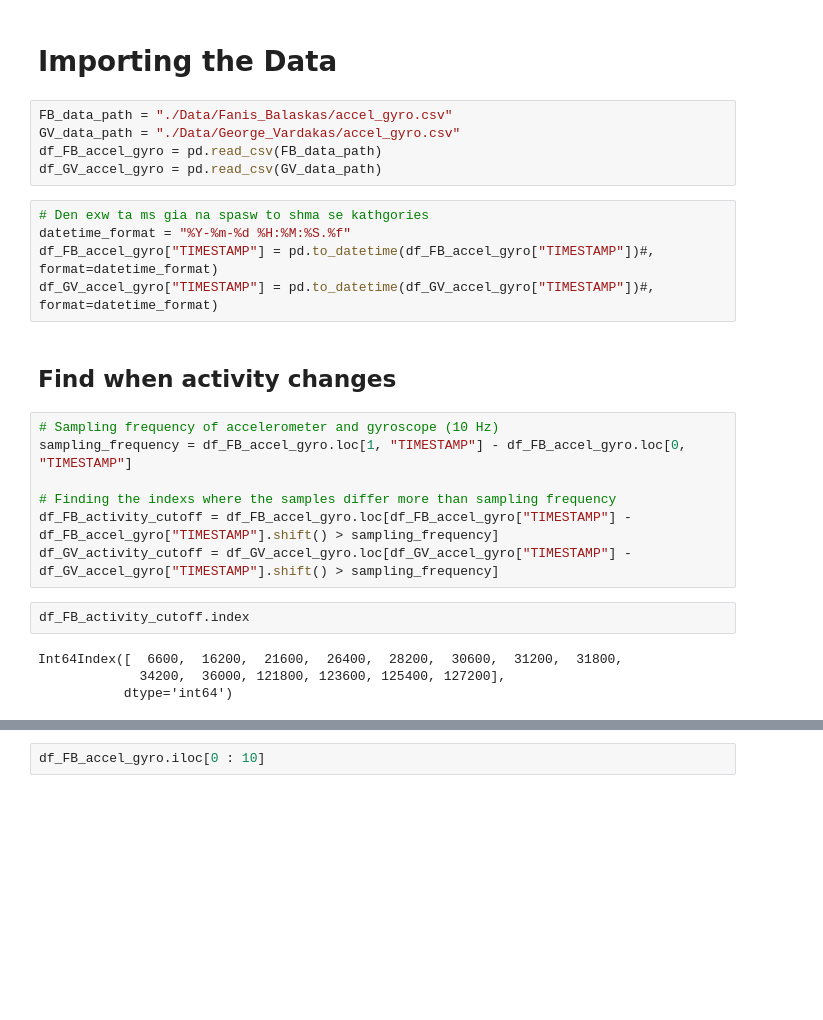
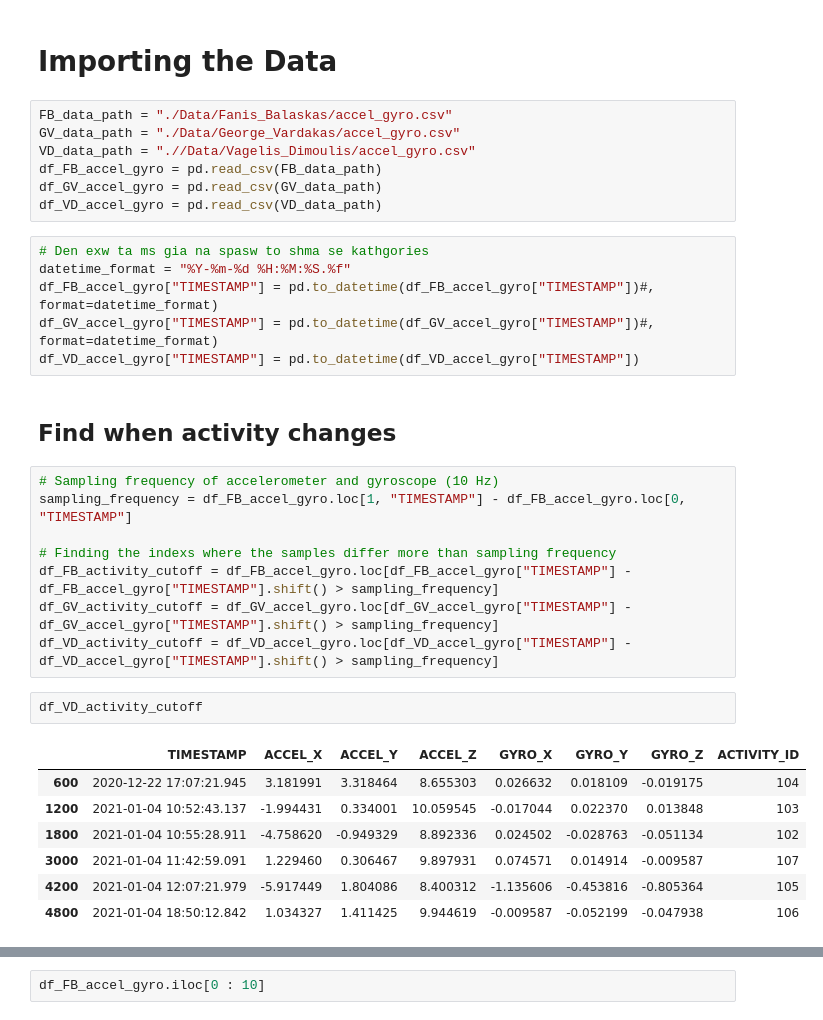
Before and after one commit to giorgosVardakas/Positional-Signal-Processing, a Jupyter notebook: Code with many persons data.ipynb, the cells around one changed output, grey strips where cells are left out. Saved outputs shown, nothing was run; the diff lists cells and outputs as text; blank space fills up the shorter version.

```diff
--- a/Code with many persons data.ipynb
+++ b/Code with many persons data.ipynb
@@ -26,13 +26,16 @@ import itertools
 # %%
 FB_data_path = "./Data/Fanis_Balaskas/accel_gyro.csv"
 GV_data_path = "./Data/George_Vardakas/accel_gyro.csv"
+VD_data_path = ".//Data/Vagelis_Dimoulis/accel_gyro.csv"
 df_FB_accel_gyro = pd.read_csv(FB_data_path)
 df_GV_accel_gyro = pd.read_csv(GV_data_path)
+df_VD_accel_gyro = pd.read_csv(VD_data_path)
 # %%
 # Den exw ta ms gia na spasw to shma se kathgories
 datetime_format = "%Y-%m-%d %H:%M:%S.%f"
 df_FB_accel_gyro["TIMESTAMP"] = pd.to_datetime(df_FB_accel_gyro["TIMESTAMP"])#, format=datetime_format)
 df_GV_accel_gyro["TIMESTAMP"] = pd.to_datetime(df_GV_accel_gyro["TIMESTAMP"])#, format=datetime_format)
+df_VD_accel_gyro["TIMESTAMP"] = pd.to_datetime(df_VD_accel_gyro["TIMESTAMP"])
 # %% [markdown]
 ## Find when activity changes
 # %%
@@ -42,12 +45,17 @@ sampling_frequency = df_FB_accel_gyro.loc[1, "TIMESTAMP"] - df_FB_accel_gyro.loc
 # Finding the indexs where the samples differ more than sampling frequency
 df_FB_activity_cutoff = df_FB_accel_gyro.loc[df_FB_accel_gyro["TIMESTAMP"] - df_FB_accel_gyro["TIMESTAMP"].shift() > sampling_frequency]
 df_GV_activity_cutoff = df_GV_accel_gyro.loc[df_GV_accel_gyro["TIMESTAMP"] - df_GV_accel_gyro["TIMESTAMP"].shift() > sampling_frequency]
+df_VD_activity_cutoff = df_VD_accel_gyro.loc[df_VD_accel_gyro["TIMESTAMP"] - df_VD_accel_gyro["TIMESTAMP"].shift() > sampling_frequency]
-# %%
-df_FB_activity_cutoff.index
-# %% [output]
-Int64Index([  6600,  16200,  21600,  26400,  28200,  30600,  31200,  31800,
-             34200,  36000, 121800, 123600, 125400, 127200],
-           dtype='int64')
+# %%
+df_VD_activity_cutoff
+# %% [output]
+|  | TIMESTAMP | ACCEL_X | ACCEL_Y | ACCEL_Z | GYRO_X | GYRO_Y | GYRO_Z | ACTIVITY_ID |
+| 600 | 2020-12-22 17:07:21.945 | 3.181991 | 3.318464 | 8.655303 | 0.026632 | 0.018109 | -0.019175 | 104 |
+| 1200 | 2021-01-04 10:52:43.137 | -1.994431 | 0.334001 | 10.059545 | -0.017044 | 0.022370 | 0.013848 | 103 |
+| 1800 | 2021-01-04 10:55:28.911 | -4.758620 | -0.949329 | 8.892336 | 0.024502 | -0.028763 | -0.051134 | 102 |
+| 3000 | 2021-01-04 11:42:59.091 | 1.229460 | 0.306467 | 9.897931 | 0.074571 | 0.014914 | -0.009587 | 107 |
+| 4200 | 2021-01-04 12:07:21.979 | -5.917449 | 1.804086 | 8.400312 | -1.135606 | -0.453816 | -0.805364 | 105 |
+| 4800 | 2021-01-04 18:50:12.842 | 1.034327 | 1.411425 | 9.944619 | -0.009587 | -0.052199 | -0.047938 | 106 |
 # %%
 df_GV_activity_cutoff.index
 # %% [output]
```
Also changed, not shown: parts of 12 cells of this notebook, 8 other files.
